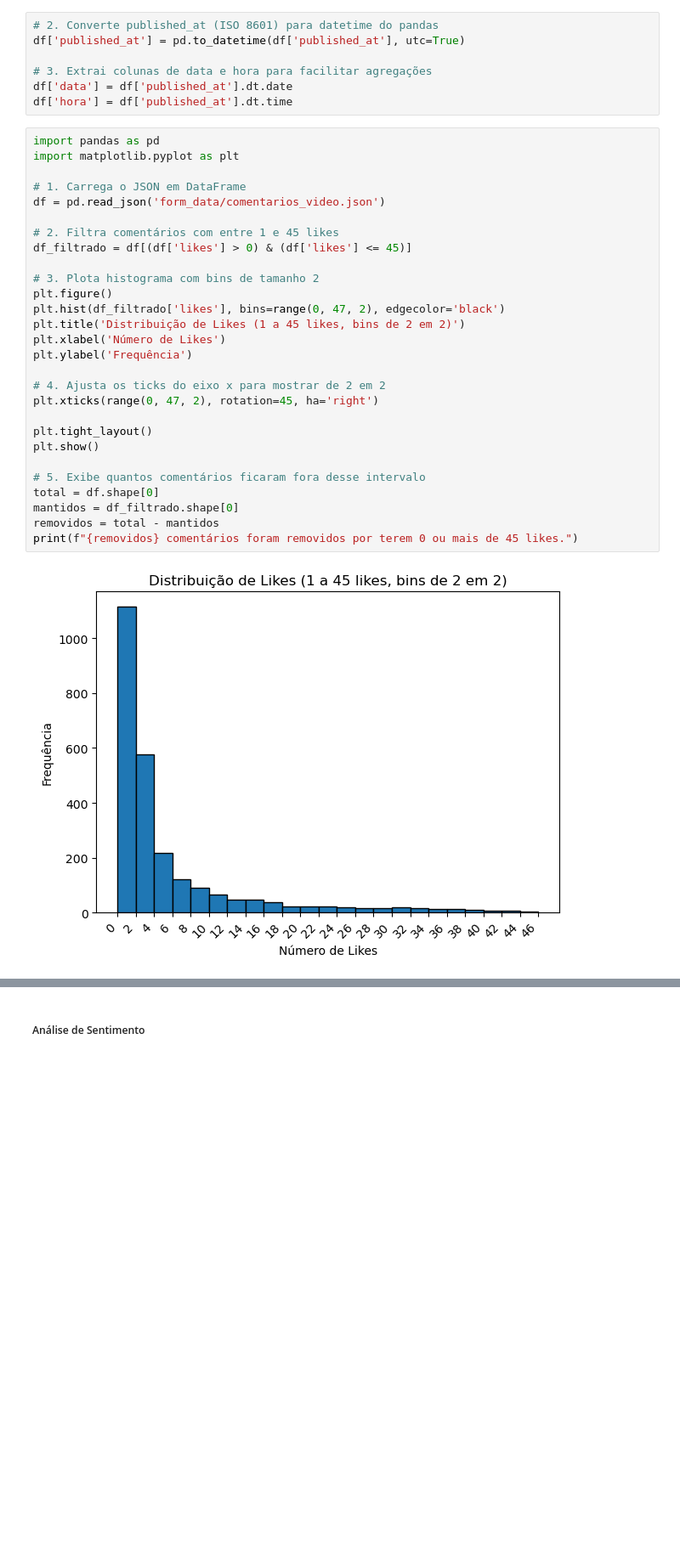
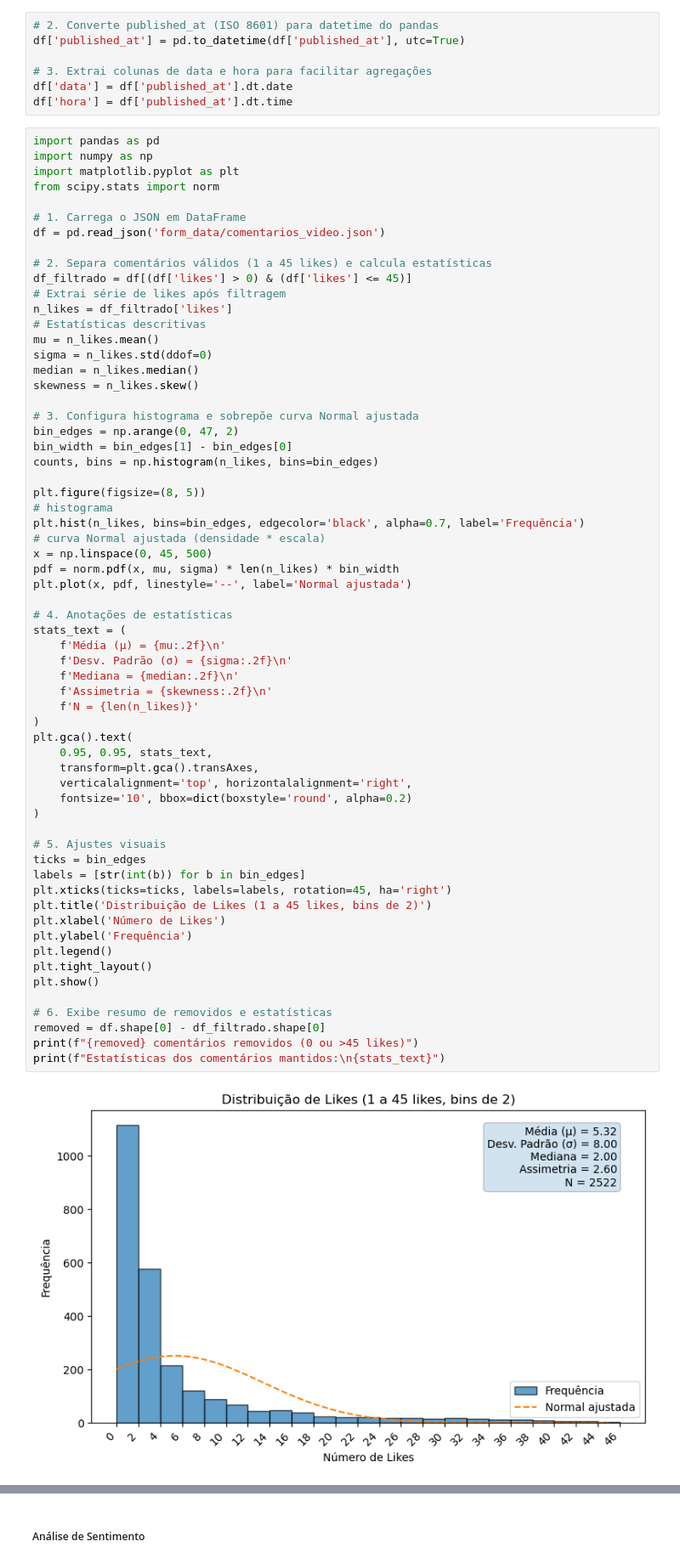
Before and after one commit to LMolinaro01/FURIA_KnowYourFan, a Jupyter notebook: Análise_Geral.ipynb, the cells around one changed output, grey strips where cells are left out. Shown at 85% size. Saved outputs shown, nothing was run; the diff lists cells and outputs as text; blank space fills up the shorter version.

Commit message:
Melhoria Comentários Por Mês (Reddit) e Distribuição de Likes (ytb)

```diff
--- a/Análise_Geral.ipynb
+++ b/Análise_Geral.ipynb
@@ -474,31 +474,65 @@ df['data'] = df['published_at'].dt.date
 df['hora'] = df['published_at'].dt.time
 # %%
 import pandas as pd
+import numpy as np
 import matplotlib.pyplot as plt
+from scipy.stats import norm
 
 # 1. Carrega o JSON em DataFrame
 df = pd.read_json('form_data/comentarios_video.json')
 
-# 2. Filtra comentários com entre 1 e 45 likes
+# 2. Separa comentários válidos (1 a 45 likes) e calcula estatísticas
 df_filtrado = df[(df['likes'] > 0) & (df['likes'] <= 45)]
+# Extrai série de likes após filtragem
+n_likes = df_filtrado['likes']
+# Estatísticas descritivas
+mu = n_likes.mean()
+sigma = n_likes.std(ddof=0)
+median = n_likes.median()
+skewness = n_likes.skew()
 
-# 3. Plota histograma com bins de tamanho 2
-plt.figure()
-plt.hist(df_filtrado['likes'], bins=range(0, 47, 2), edgecolor='black')
-plt.title('Distribuição de Likes (1 a 45 likes, bins de 2 em 2)')
+# 3. Configura histograma e sobrepõe curva Normal ajustada
+bin_edges = np.arange(0, 47, 2)
+bin_width = bin_edges[1] - bin_edges[0]
+counts, bins = np.histogram(n_likes, bins=bin_edges)
+
+plt.figure(figsize=(8, 5))
+# histograma
+plt.hist(n_likes, bins=bin_edges, edgecolor='black', alpha=0.7, label='Frequência')
+# curva Normal ajustada (densidade * escala)
+x = np.linspace(0, 45, 500)
+pdf = norm.pdf(x, mu, sigma) * len(n_likes) * bin_width
+plt.plot(x, pdf, linestyle='--', label='Normal ajustada')
+
+# 4. Anotações de estatísticas
+stats_text = (
+    f'Média (μ) = {mu:.2f}\n'
+    f'Desv. Padrão (σ) = {sigma:.2f}\n'
+    f'Mediana = {median:.2f}\n'
+    f'Assimetria = {skewness:.2f}\n'
+    f'N = {len(n_likes)}'
+)
+plt.gca().text(
+    0.95, 0.95, stats_text,
+    transform=plt.gca().transAxes,
+    verticalalignment='top', horizontalalignment='right',
+    fontsize='10', bbox=dict(boxstyle='round', alpha=0.2)
+)
+
+# 5. Ajustes visuais
+ticks = bin_edges
+labels = [str(int(b)) for b in bin_edges]
+plt.xticks(ticks=ticks, labels=labels, rotation=45, ha='right')
+plt.title('Distribuição de Likes (1 a 45 likes, bins de 2)')
 plt.xlabel('Número de Likes')
 plt.ylabel('Frequência')
-
-# 4. Ajusta os ticks do eixo x para mostrar de 2 em 2
-plt.xticks(range(0, 47, 2), rotation=45, ha='right')
-
+plt.legend()
 plt.tight_layout()
 plt.show()
 
-# 5. Exibe quantos comentários ficaram fora desse intervalo
-total = df.shape[0]
-mantidos = df_filtrado.shape[0]
-removidos = total - mantidos
-print(f"{removidos} comentários foram removidos por terem 0 ou mais de 45 likes.")
+# 6. Exibe resumo de removidos e estatísticas
+removed = df.shape[0] - df_filtrado.shape[0]
+print(f"{removed} comentários removidos (0 ou >45 likes)")
+print(f"Estatísticas dos comentários mantidos:\n{stats_text}")
 # %% [output]
-[figure, old version]
+[figure, new version]
```
Also changed, not shown: parts of 2 cells of this notebook.
